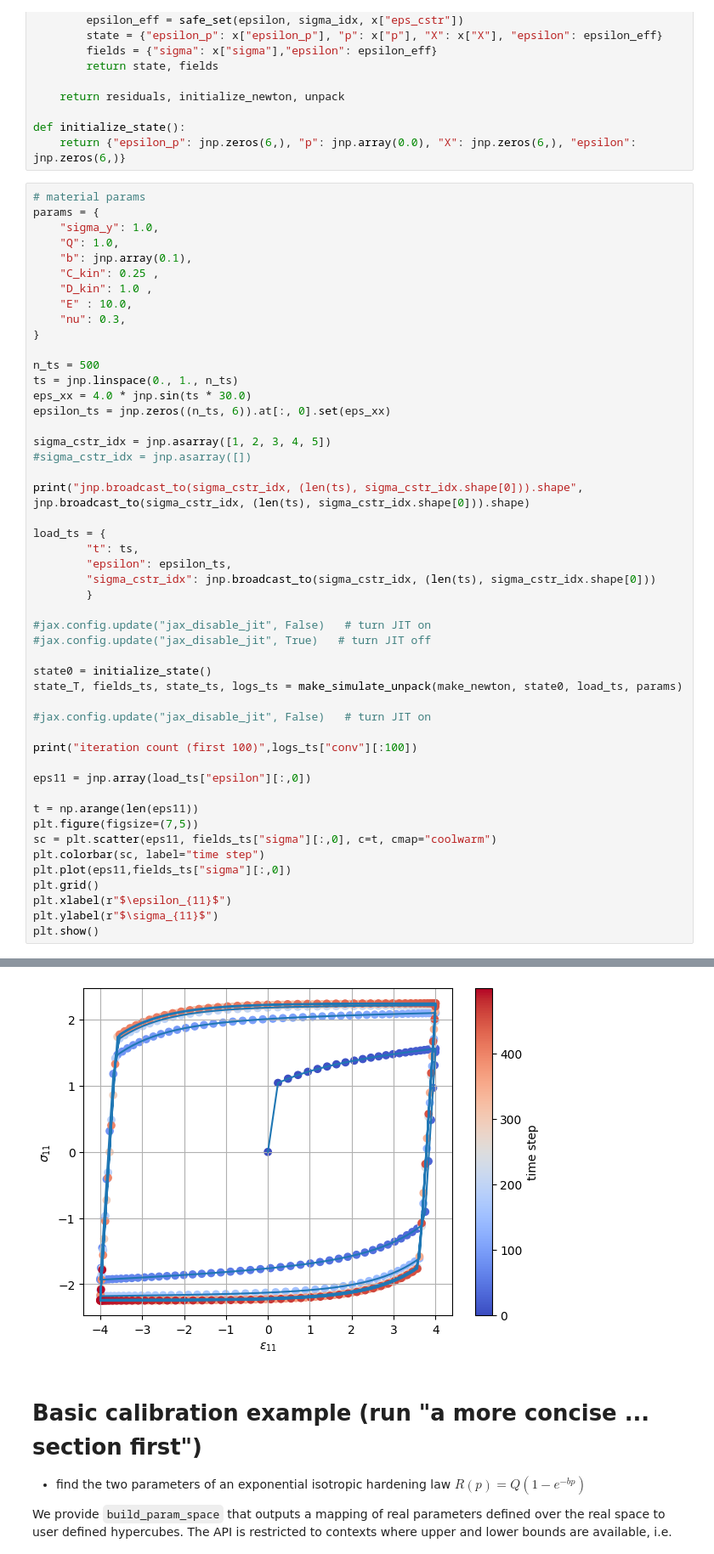
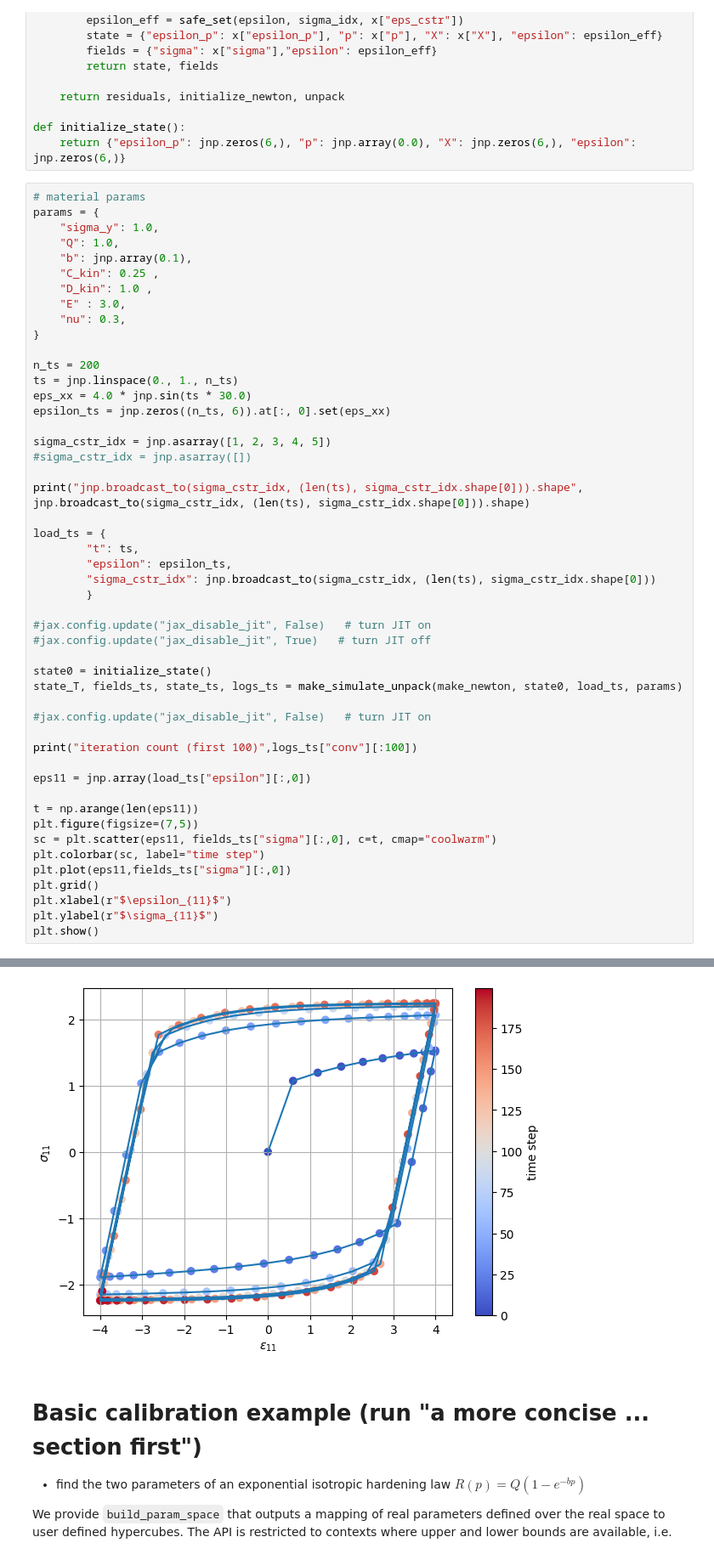
Before and after one commit to kerfriden/jaxdentify, a Jupyter notebook: demo.ipynb, the cells around one changed output, grey strips where cells are left out. Shown at 85% size. Drawn from its saved outputs; the diff is of its cells as text.

```diff
--- a/demo.ipynb
+++ b/demo.ipynb
@@ -563,11 +558,11 @@ params = {
     "b": jnp.array(0.1),
     "C_kin": 0.25 ,
     "D_kin": 1.0 ,
-    "E" : 10.0,
+    "E" : 3.0,
     "nu": 0.3,
 }
 
-n_ts = 500
+n_ts = 200
 ts = jnp.linspace(0., 1., n_ts)
 eps_xx = 4.0 * jnp.sin(ts * 30.0)
 epsilon_ts = jnp.zeros((n_ts, 6)).at[:, 0].set(eps_xx)
@@ -612,4 +607,4 @@ iteration count (first 100) [1 6 5 5 5 5 5 5 5 5 5 5 5 5 5 5 5 5 5 5 5 5 5 5 5 5
-[figure, old version]
+[figure, new version]
 # %% [markdown]
 # Basic calibration example (run "a more concise ... section first")
 
```
Also changed, not shown: parts of 15 cells of this notebook.
